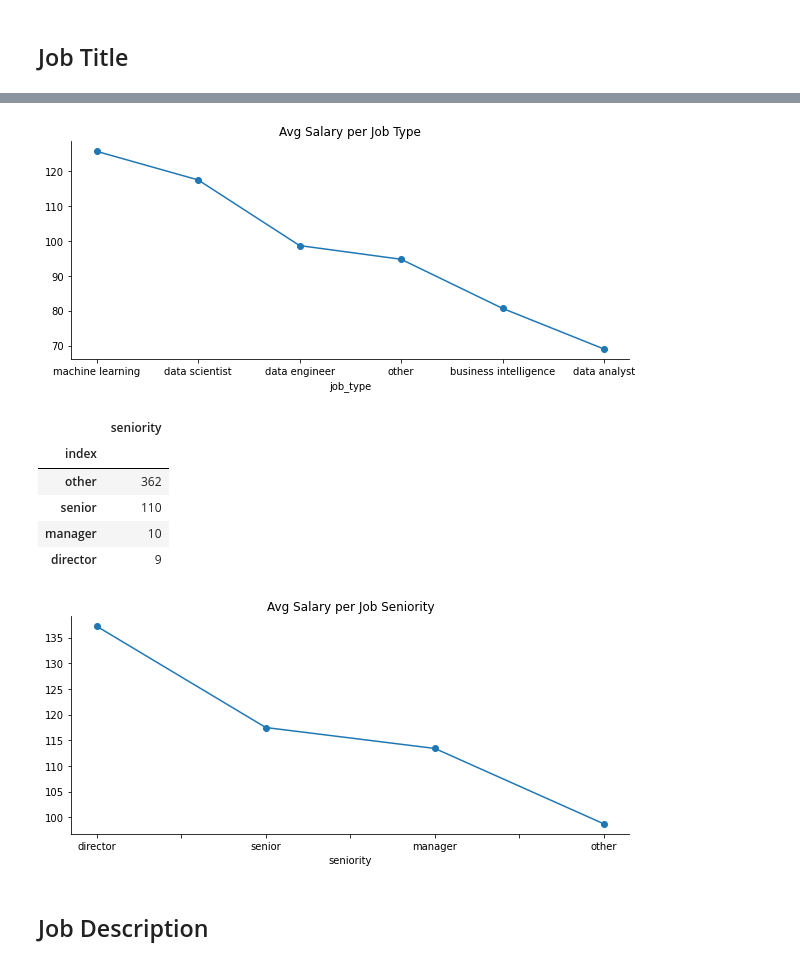
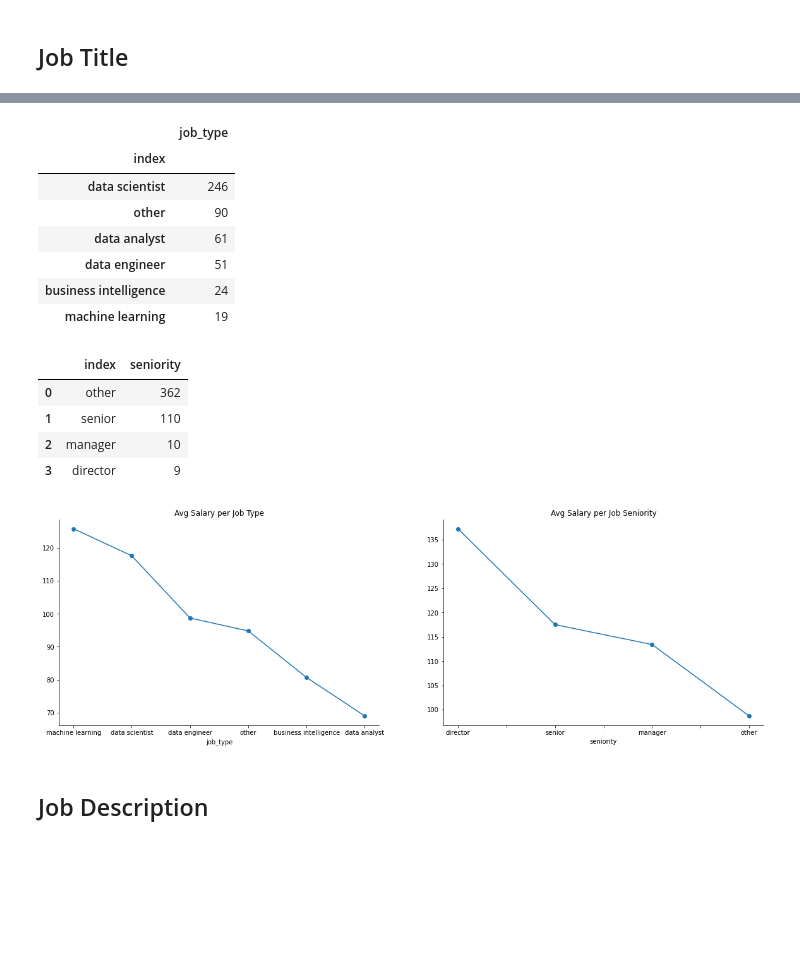
Before and after one commit to miiguelkf/DataScienceSalary, a Jupyter notebook: data_eda.ipynb, the cells around one changed output, grey strips where cells are left out. Drawn from its saved outputs; the diff is of its cells as text; code cells hidden in the pictures; blank space fills up the shorter version.

Commit message:
exploratory data analysis

```diff
--- a/data_eda.ipynb
+++ b/data_eda.ipynb
@@ -6,7 +6,7 @@ import numpy as np
 import warnings
 warnings.filterwarnings('ignore')
 # %%
-df = pd.read_csv('glassdor_data_cleaned.csv')
+df = pd.read_csv('glassdoor_data_cleaned.csv')
 df.head()
 # %% [output]
 |  | Job Title | Salary Estimate | Job Description | Rating | Company Name | Location | Size | Founded | ... |
@@ -94,10 +81,3 @@ df['job_type'].value_counts().reset_index().set_index('index').head(50)
-# %%
-plt.figure(figsize=(10,4))
-plt.title('Avg Salary per Job Type')
-df.groupby(by=['job_type']).mean()['avg_salary'].sort_values(ascending = False).plot(kind='line', marker='o')
-sns.despine()
-# %% [output]
-[figure, removed]
 # %%
 def seniority(title):
     if 'manager' in title.lower():
@@ -112,20 +93,35 @@ def seniority(title):
 df['seniority'] = df['Job Title'].apply(seniority)
+# %%
+df['job_type'].value_counts().reset_index().set_index('index')
+# %% [output]
+|  | job_type |
+| index |  |
+| data scientist | 246 |
+| other | 90 |
+| data analyst | 61 |
+| data engineer | 51 |
+| business intelligence | 24 |
+| machine learning | 19 |
 # %%
-df['seniority'].value_counts().reset_index().set_index('index').head(50)
+df['seniority'].value_counts().reset_index().set_index('index').reset_index()
 # %% [output]
-|  | seniority |
-| index |  |
-| other | 362 |
-| senior | 110 |
-| manager | 10 |
-| director | 9 |
+|  | index | seniority |
+| 0 | other | 362 |
+| 1 | senior | 110 |
+| 2 | manager | 10 |
+| 3 | director | 9 |
 # %%
-plt.figure(figsize=(10,4))
-plt.title('Avg Salary per Job Seniority')
-df.groupby(by=['seniority']).mean()['avg_salary'].sort_values(ascending = False).plot(kind='line', marker='o')
+fig, axs = plt.subplots(1,2,figsize=(20,6))
+
+axs[0].set_title('Avg Salary per Job Type')
+df.groupby(by=['job_type']).mean()['avg_salary'].sort_values(ascending = False).plot(kind='line', marker='o', ax = axs[0])
+
+axs[1].set_title('Avg Salary per Job Seniority')
+df.groupby(by=['seniority']).mean()['avg_salary'].sort_values(ascending = False).plot(kind='line', marker='o', ax=axs[1])
+
 sns.despine()
 # %% [output]
-[figure, old version]
+[figure, new version]
 # %% [markdown]
 ## Job Description
 # %%
```
Also changed, not shown: parts of 18 cells of this notebook.
